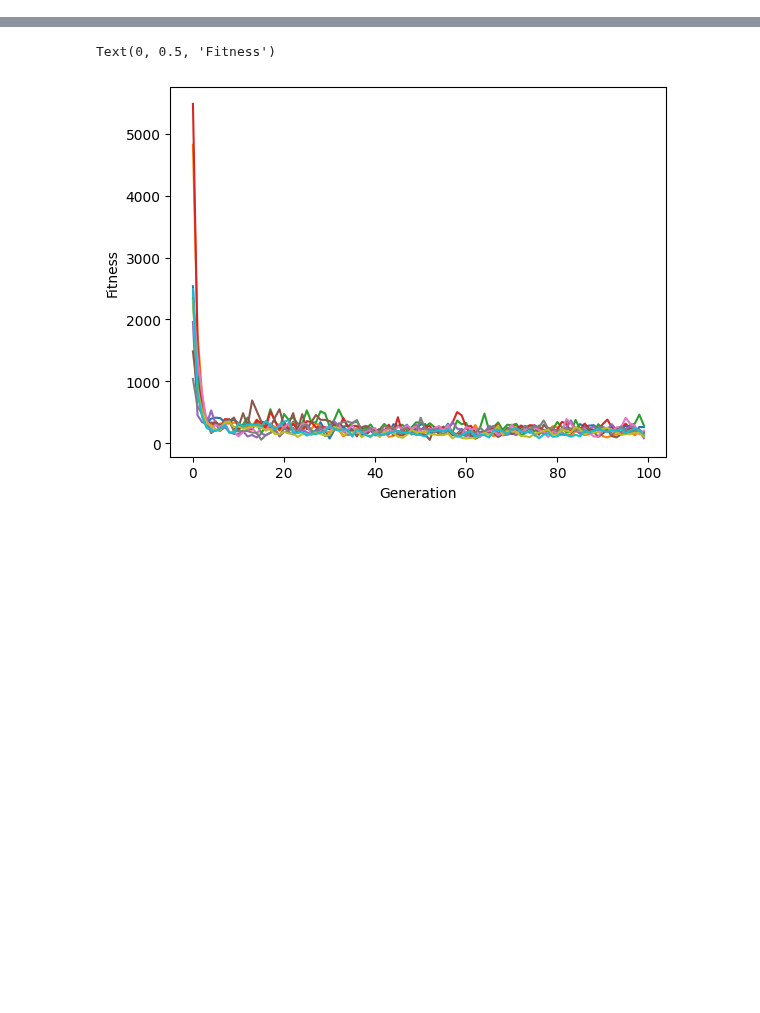
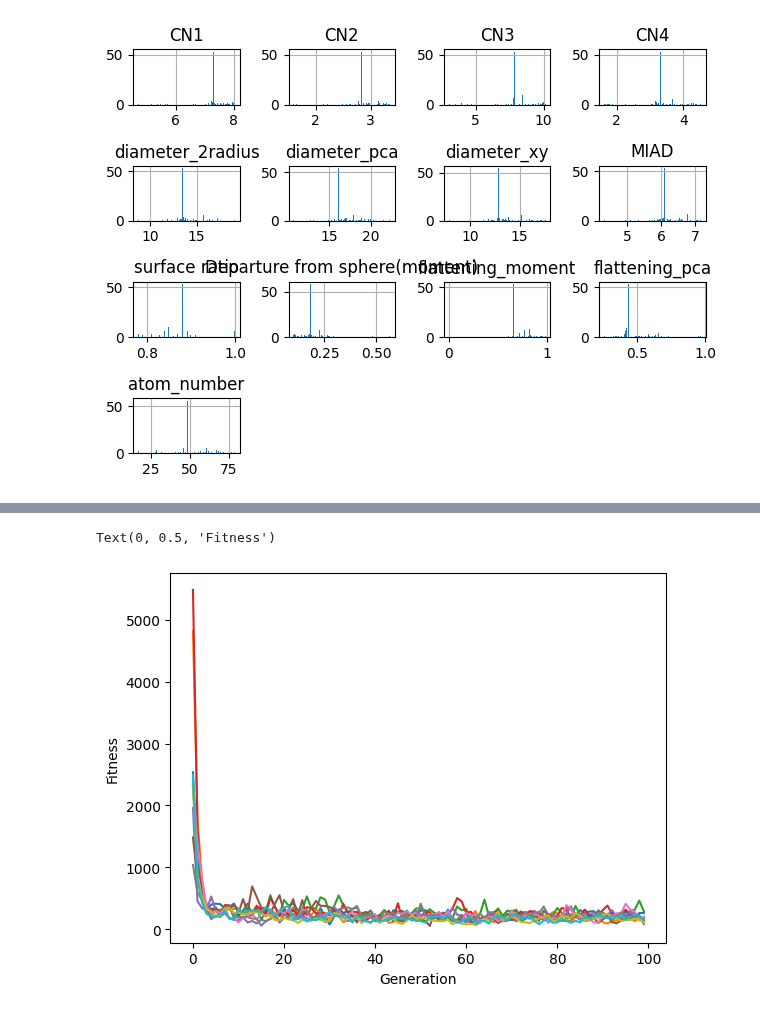
Before and after one commit to kaifengZheng/GA_nano_generator, a Jupyter notebook: particle_generator_test_convex.ipynb, the cells around one changed output, grey strips where cells are left out. Drawn from its saved outputs; the diff is of its cells as text; code cells hidden in the pictures; blank space fills up the shorter version.

```diff
--- a/particle_generator_test_convex.ipynb
+++ b/particle_generator_test_convex.ipynb
@@ -711 +555,12 @@ plt.tight_layout()
+# %%
+particles_descriptors=[]
+bas=[]
+
+for i in range(len(last_atom_list)):
+    particles_descriptors.append(descriptor_table(last_atom_list[i]))
+pdes=pd.DataFrame(particles_descriptors)
+pdes.hist(bins=100)
+plt.tight_layout()
+# %% [output]
+[figure, added]
 # %%
```
Also changed, not shown: parts of 5 cells of this notebook.
